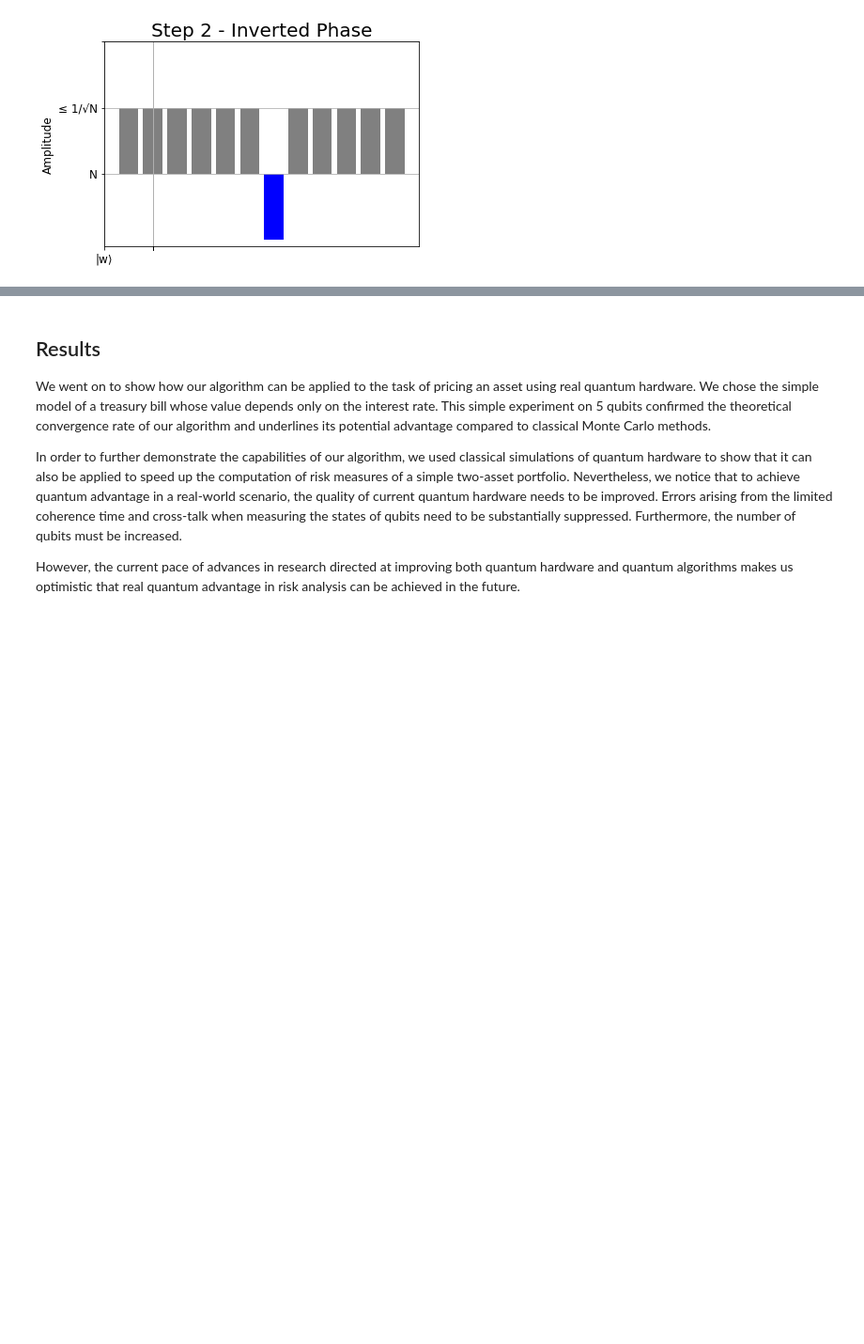
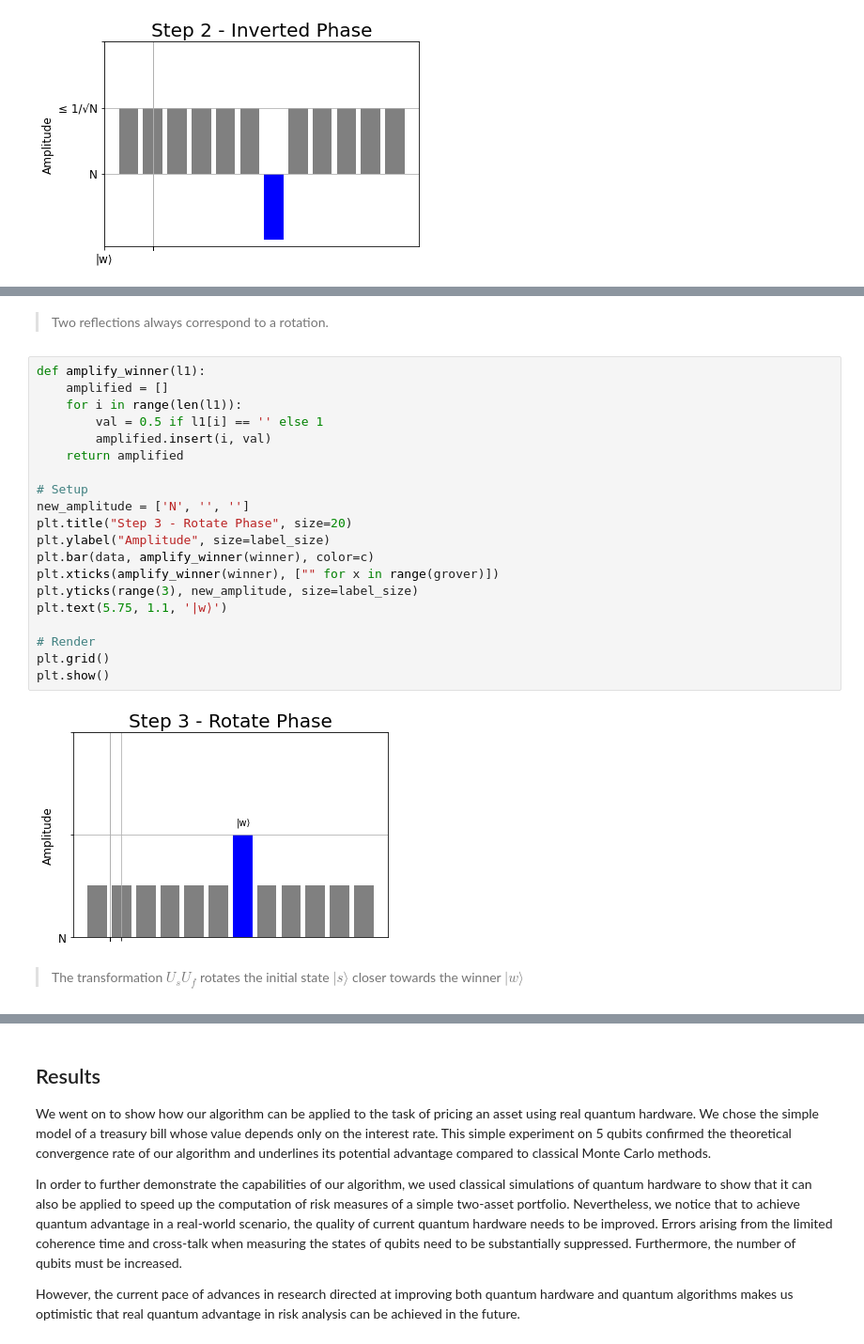
Before and after one commit to jraleman/qcra, a Jupyter notebook: quantum_risk_analysis.ipynb, the cells around one changed output, grey strips where cells are left out. Shown: that part at 94% size. Cells and saved outputs as stored; diff of their text form; blank space fills up the shorter version.

```diff
--- a/quantum_risk_analysis.ipynb
+++ b/quantum_risk_analysis.ipynb
@@ -229 +289,27 @@ plt.show()
+# %% [markdown]
+> Two reflections always correspond to a rotation.
+# %%
+def amplify_winner(l1):
+    amplified = []
+    for i in range(len(l1)):
+        val = 0.5 if l1[i] == '' else 1
+        amplified.insert(i, val)
+    return amplified
+
+# Setup
+new_amplitude = ['N', '', '']
+plt.title("Step 3 - Rotate Phase", size=20)
+plt.ylabel("Amplitude", size=label_size)
+plt.bar(data, amplify_winner(winner), color=c)
+plt.xticks(amplify_winner(winner), ["" for x in range(grover)])
+plt.yticks(range(3), new_amplitude, size=label_size)
+plt.text(5.75, 1.1, '|w⟩')
+
+# Render
+plt.grid()
+plt.show()
+# %% [output]
+[figure, added]
+# %% [markdown]
+> The transformation $U_sU_f$ rotates the initial state $|s⟩$ closer towards the winner $|w⟩$
 # %% [markdown]
```
Also changed, not shown: parts of 15 cells of this notebook, 3 other files.
